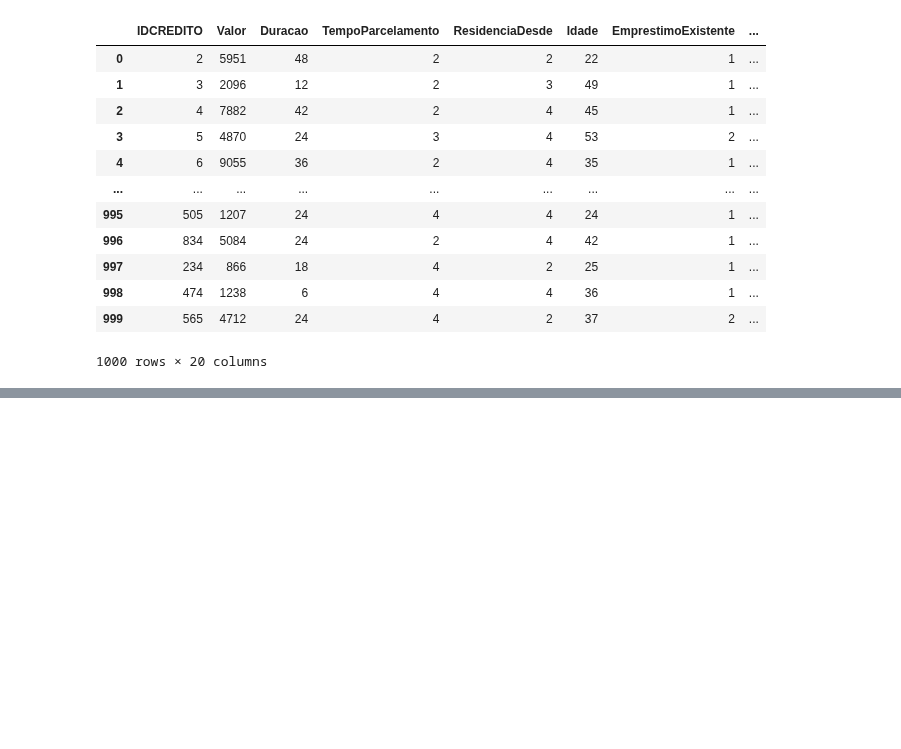
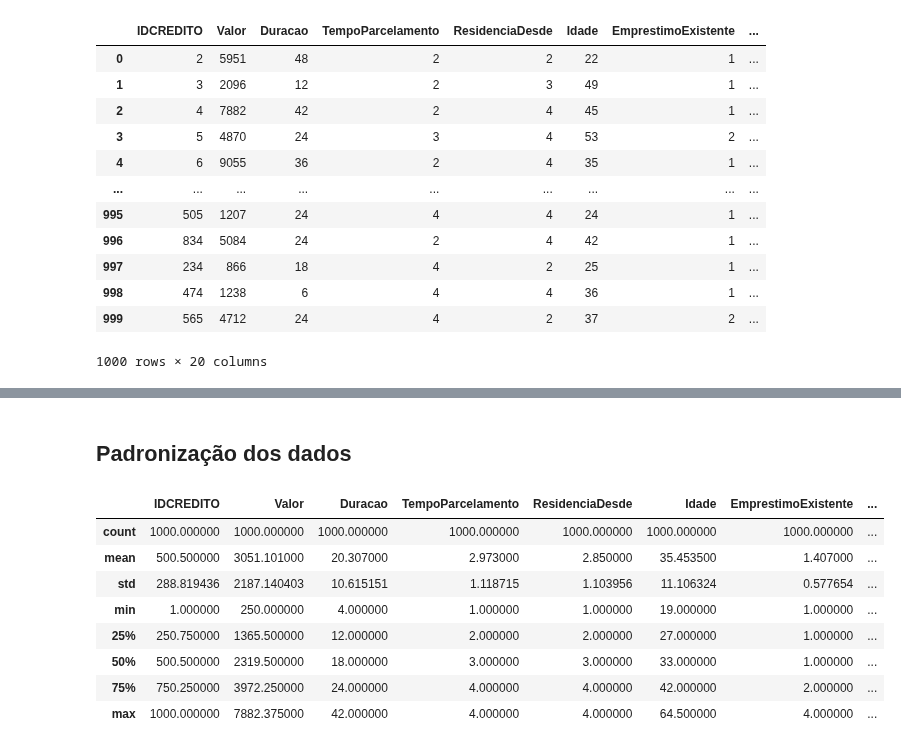
Before and after one commit to Joao-Inacio/Projeto-Final-Formacao-Cientista-de-Dados, a Jupyter notebook: notebooks/eda.ipynb, the cells around one changed output, grey strips where cells are left out. Cells and saved outputs as stored; diff of their text form; code cells hidden in the pictures; blank space fills up the shorter version.

```diff
--- a/notebooks/eda.ipynb
+++ b/notebooks/eda.ipynb
@@ -298,0 +300,14 @@ for variavel in variaveis_categoricas:
+# %% [markdown]
+## Padronização dos dados
+# %%
+df_limpo.describe()
+# %% [output]
+|  | IDCREDITO | Valor | Duracao | TempoParcelamento | ResidenciaDesde | Idade | EmprestimoExistente | ... |
+| count | 1000.000000 | 1000.000000 | 1000.000000 | 1000.000000 | 1000.000000 | 1000.000000 | 1000.000000 | ... |
+| mean | 500.500000 | 3051.101000 | 20.307000 | 2.973000 | 2.850000 | 35.453500 | 1.407000 | ... |
+| std | 288.819436 | 2187.140403 | 10.615151 | 1.118715 | 1.103956 | 11.106324 | 0.577654 | ... |
+| min | 1.000000 | 250.000000 | 4.000000 | 1.000000 | 1.000000 | 19.000000 | 1.000000 | ... |
+| 25% | 250.750000 | 1365.500000 | 12.000000 | 2.000000 | 2.000000 | 27.000000 | 1.000000 | ... |
+| 50% | 500.500000 | 2319.500000 | 18.000000 | 3.000000 | 3.000000 | 33.000000 | 1.000000 | ... |
+| 75% | 750.250000 | 3972.250000 | 24.000000 | 4.000000 | 4.000000 | 42.000000 | 2.000000 | ... |
+| max | 1000.000000 | 7882.375000 | 42.000000 | 4.000000 | 4.000000 | 64.500000 | 4.000000 | ... |
```
Also changed, not shown: parts of 9 cells of this notebook.
